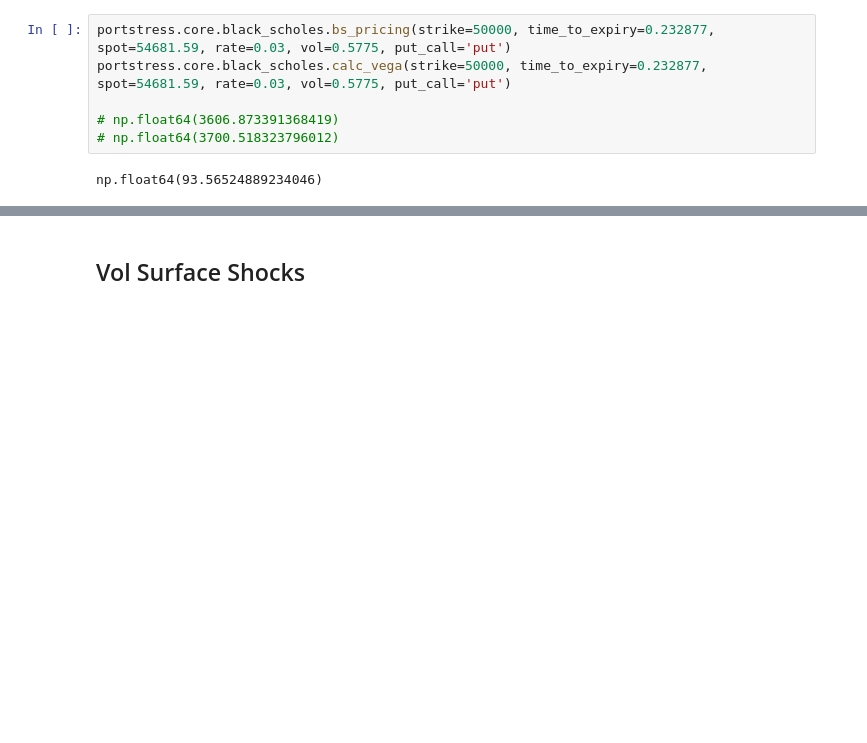
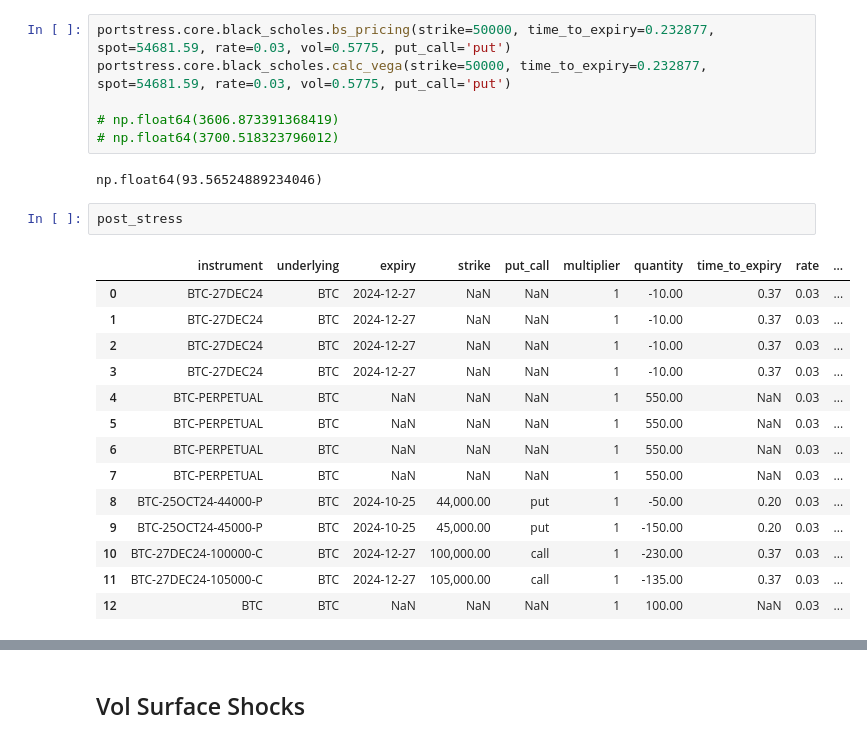
Before and after one commit to BilalBAI/portfolio-stress-test, a Jupyter notebook: examples/crypto/crypto_stress_test.ipynb, the cells around one changed output, grey strips where cells are left out. Saved outputs shown, nothing was run; the diff lists cells and outputs as text; blank space fills up the shorter version.

```diff
--- a/examples/crypto/crypto_stress_test.ipynb
+++ b/examples/crypto/crypto_stress_test.ipynb
@@ -81,6 +81,23 @@ portstress.core.black_scholes.calc_vega(strike=50000, time_to_expiry=0.232877, s
 # np.float64(3700.518323796012)
 # %% [output]
 np.float64(93.56524889234046)
+# %%
+post_stress
+# %% [output]
+|  | instrument | underlying | expiry | strike | put_call | multiplier | quantity | time_to_expiry | rate | ... |
+| 0 | BTC-27DEC24 | BTC | 2024-12-27 | NaN | NaN | 1 | -10.00 | 0.37 | 0.03 | ... |
+| 1 | BTC-27DEC24 | BTC | 2024-12-27 | NaN | NaN | 1 | -10.00 | 0.37 | 0.03 | ... |
+| 2 | BTC-27DEC24 | BTC | 2024-12-27 | NaN | NaN | 1 | -10.00 | 0.37 | 0.03 | ... |
+| 3 | BTC-27DEC24 | BTC | 2024-12-27 | NaN | NaN | 1 | -10.00 | 0.37 | 0.03 | ... |
+| 4 | BTC-PERPETUAL | BTC | NaN | NaN | NaN | 1 | 550.00 | NaN | 0.03 | ... |
+| 5 | BTC-PERPETUAL | BTC | NaN | NaN | NaN | 1 | 550.00 | NaN | 0.03 | ... |
+| 6 | BTC-PERPETUAL | BTC | NaN | NaN | NaN | 1 | 550.00 | NaN | 0.03 | ... |
+| 7 | BTC-PERPETUAL | BTC | NaN | NaN | NaN | 1 | 550.00 | NaN | 0.03 | ... |
+| 8 | BTC-25OCT24-44000-P | BTC | 2024-10-25 | 44,000.00 | put | 1 | -50.00 | 0.20 | 0.03 | ... |
+| 9 | BTC-25OCT24-45000-P | BTC | 2024-10-25 | 45,000.00 | put | 1 | -150.00 | 0.20 | 0.03 | ... |
+| 10 | BTC-27DEC24-100000-C | BTC | 2024-12-27 | 100,000.00 | call | 1 | -230.00 | 0.37 | 0.03 | ... |
+| 11 | BTC-27DEC24-105000-C | BTC | 2024-12-27 | 105,000.00 | call | 1 | -135.00 | 0.37 | 0.03 | ... |
+| 12 | BTC | BTC | NaN | NaN | NaN | 1 | 100.00 | NaN | 0.03 | ... |
 # %%
 for k in crypto_parameters.crypto_shocks.keys():
     print(f"{k}: {int(post_stress[k].sum()):,}")
```
Also changed, not shown: parts of 3 cells of this notebook, 3 other files.
